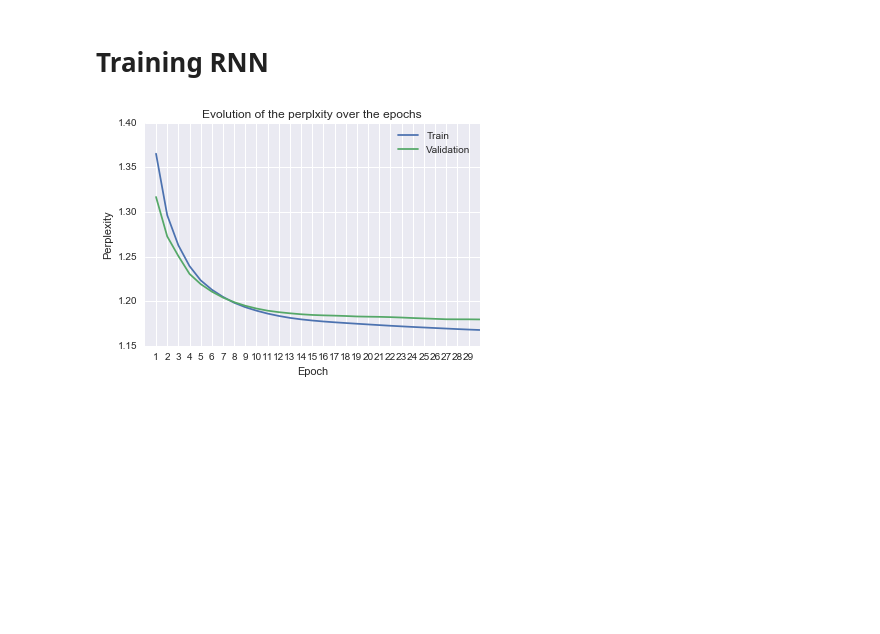
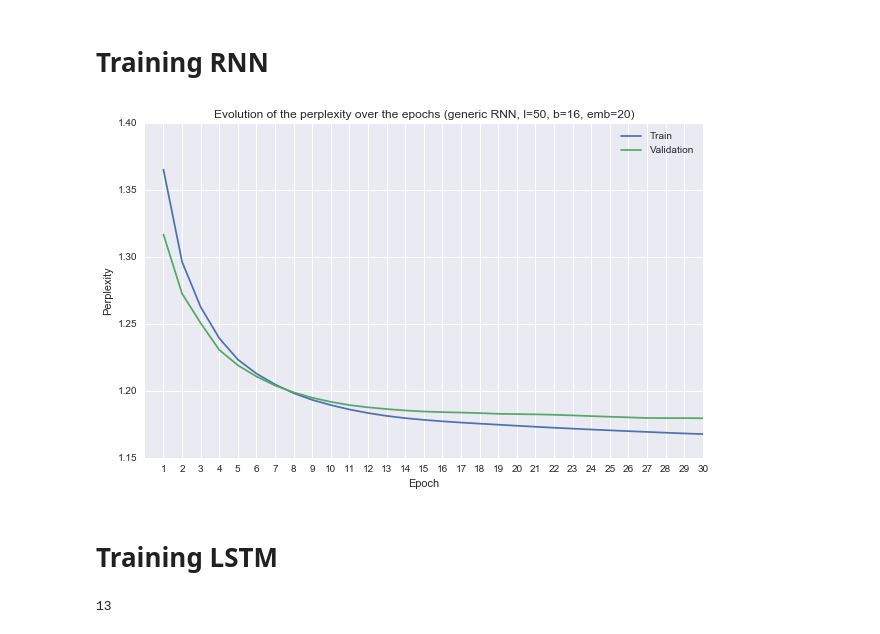
Before and after one commit to eneyi/cs287, a Jupyter notebook: HW4/notebook/Plot.ipynb, the cells around one changed output. Cells and saved outputs as stored; diff of their text form; code cells hidden in the pictures; blank space fills up the shorter version.

```diff
--- a/HW4/notebook/Plot.ipynb
+++ b/HW4/notebook/Plot.ipynb
@@ -79,13 +95,15 @@ train_loss = np.array([0.31127603024063,
 0.15505075502542
 ])
 # %%
+ig = plt.figure(figsize=(10, 6), dpi=100)
+
 plt.plot(range(1,len(validity_perp)+1),np.exp(train_loss), label='Train')
 plt.plot(range(1,len(validity_perp)+1),validity_perp, label='Validation')
-plt.xticks(range(1,len(validity_perp)))
-plt.title("Evolution of the perplxity over the epochs")
+plt.xticks(range(1,len(validity_perp)+1))
+plt.title("Evolution of the perplexity over the epochs (generic RNN, l=50, b=16, emb=20)")
 plt.ylabel('Perplexity')
 plt.xlabel('Epoch')
 plt.legend()
 plt.show()
 # %% [output]
-[figure, old version]
+[figure, new version]
@@ -103,0 +110,2 @@ with h5py.File('log_hyper_embedding.f5','r') as hf:
+# %% [markdown]
+# Training LSTM
@@ -103,0 +117,4 @@ with h5py.File('log_hyper_embedding.f5','r') as hf:
+# %%
+len(range(1,len(train_loss)+1,2))
+# %% [output]
+13
```
Also changed, not shown: parts of 11 cells of this notebook, 14 other files.
